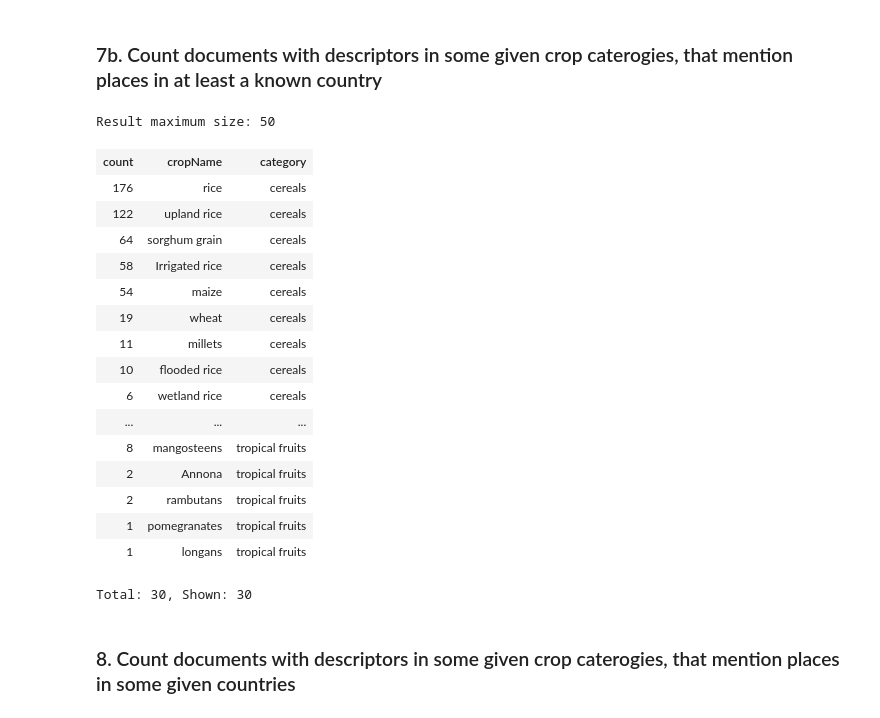
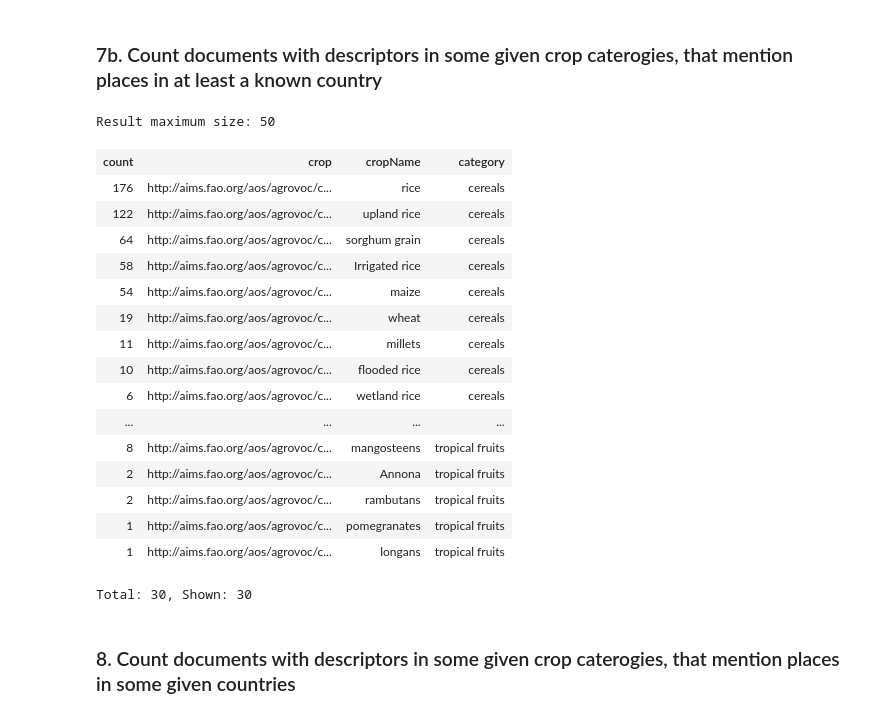
Before and after one commit to issa-project/issa-pipeline, a Jupyter notebook: notebooks/issa-geographic-NEs.ipynb, the cells around one changed output. Cells and saved outputs as stored; diff of their text form; code cells hidden in the pictures.

```diff
--- a/notebooks/issa-geographic-NEs.ipynb
+++ b/notebooks/issa-geographic-NEs.ipynb
@@ -405,51 +405,51 @@ Total: 95, Shown: 50
 # %%
 %show 50
 
-SELECT (count(distinct ?document) as ?count) ?cropName ?category
+SELECT (count(distinct ?document) as ?count) ?crop ?cropName ?category
 FROM <http://agrovoc.fao.org/graph>
 FROM <http://geonames.org/graph>
 FROM <http://data-issa.cirad.fr/graph/documents>
 FROM <http://data-issa.cirad.fr/graph/geographic-nes>
 FROM <http://data-issa.cirad.fr/graph/thematic-descriptors>
 WHERE {
     # ----- Crops
     []  a issa:ThematicDescriptorAnnotation;
         oa:hasTarget ?document;
         oa:hasBody ?crop.
 
     { ?crop skos:broader+ agrovoc:c_1474. bind("cereals" as ?category) } # cereals
     UNION
     { agrovoc:c_7974 <http://aims.fao.org/aos/agrontology#includes> ?crop. bind("tropical fruits" as ?category) } # <fruits tropicaux> includes ...
 
     ?crop skosxl:prefLabel [ skosxl:literalForm ?cropName ].
     filter (langMatches(lang(?cropName), "en"))
 
 
     # ----- Geographic entities
     ?geoAnnot
         a issa:GeographicAnnotation;
-        schema:about ?document.
+        schema:about ?document;
         oa:hasBody ?location.
 
 } order by ?category desc(?count)
 # %% [output]
 Result maximum size: 50
-| count | cropName | category |
-| 176 | rice | cereals |
-| 122 | upland rice | cereals |
-| 64 | sorghum grain | cereals |
-| 58 | Irrigated rice | cereals |
-| 54 | maize | cereals |
-| 19 | wheat | cereals |
-| 11 | millets | cereals |
-| 10 | flooded rice | cereals |
-| 6 | wetland rice | cereals |
-| ... | ... | ... |
-| 8 | mangosteens | tropical fruits |
-| 2 | Annona | tropical fruits |
-| 2 | rambutans | tropical fruits |
-| 1 | pomegranates | tropical fruits |
-| 1 | longans | tropical fruits |
+| count | crop | cropName | category |
+| 176 | http://aims.fao.org/aos/agrovoc/c... | rice | cereals |
+| 122 | http://aims.fao.org/aos/agrovoc/c... | upland rice | cereals |
+| 64 | http://aims.fao.org/aos/agrovoc/c... | sorghum grain | cereals |
+| 58 | http://aims.fao.org/aos/agrovoc/c... | Irrigated rice | cereals |
+| 54 | http://aims.fao.org/aos/agrovoc/c... | maize | cereals |
+| 19 | http://aims.fao.org/aos/agrovoc/c... | wheat | cereals |
+| 11 | http://aims.fao.org/aos/agrovoc/c... | millets | cereals |
+| 10 | http://aims.fao.org/aos/agrovoc/c... | flooded rice | cereals |
+| 6 | http://aims.fao.org/aos/agrovoc/c... | wetland rice | cereals |
+| ... | ... | ... | ... |
+| 8 | http://aims.fao.org/aos/agrovoc/c... | mangosteens | tropical fruits |
+| 2 | http://aims.fao.org/aos/agrovoc/c... | Annona | tropical fruits |
+| 2 | http://aims.fao.org/aos/agrovoc/c... | rambutans | tropical fruits |
+| 1 | http://aims.fao.org/aos/agrovoc/c... | pomegranates | tropical fruits |
+| 1 | http://aims.fao.org/aos/agrovoc/c... | longans | tropical fruits |
 Total: 30, Shown: 30
 # %% [markdown]
 ### 8. Count documents with descriptors in some given crop caterogies, that mention places in some given countries
```
